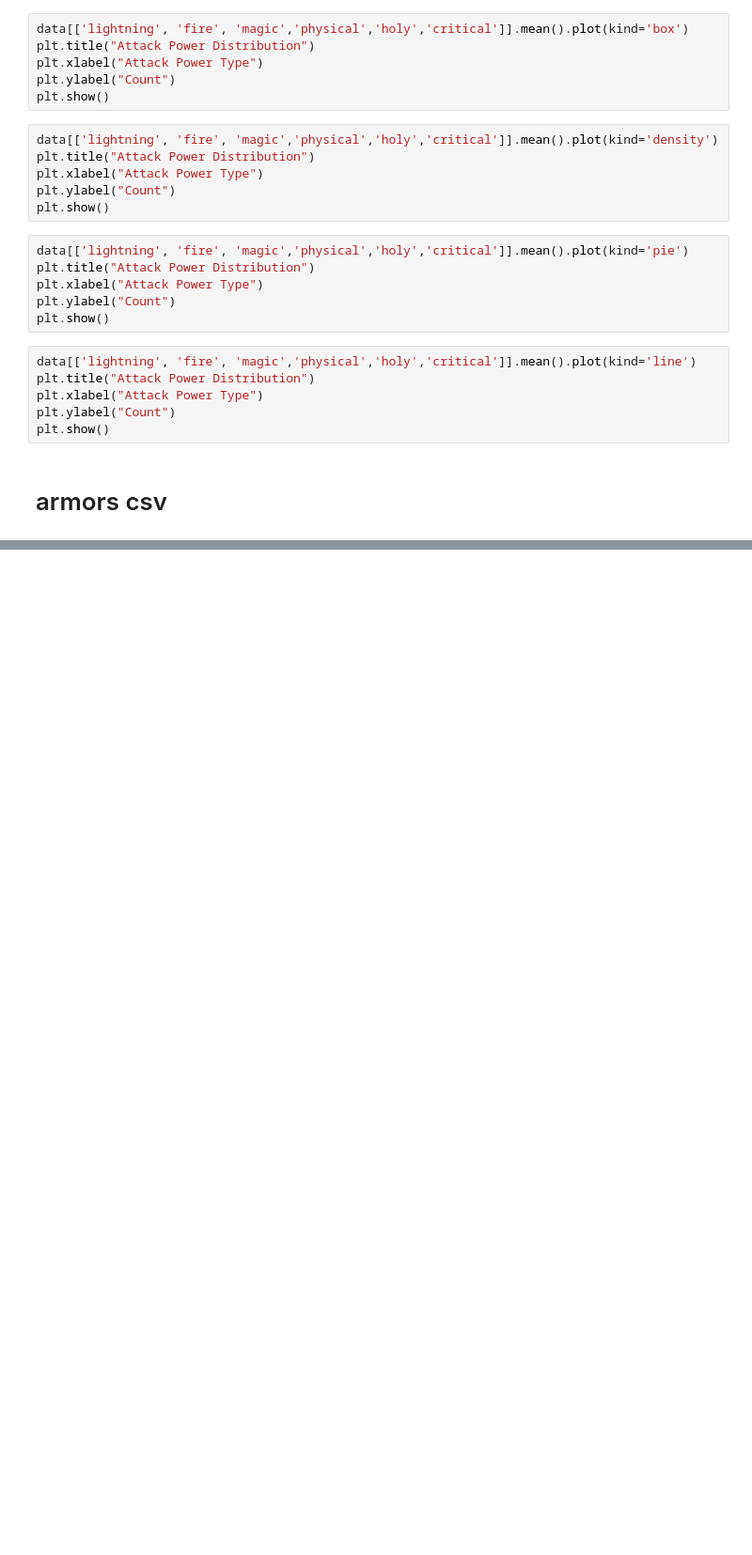
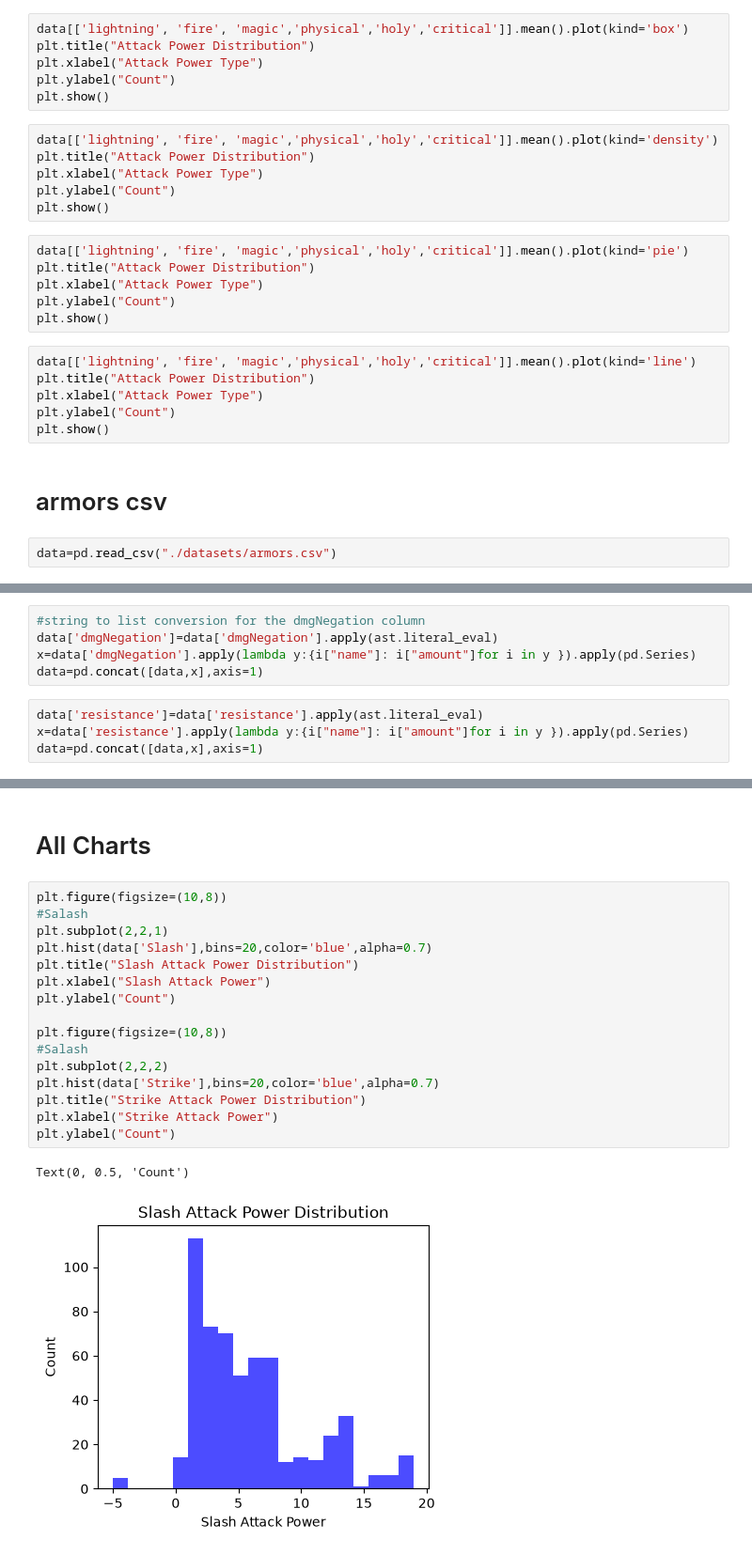
Before and after one commit to naman-kukadiya/data-science-learning, a Jupyter notebook: elden ring/eldenring_analysis.ipynb, the cells around one changed output, grey strips where cells are left out. Shown at 94% size. Drawn from its saved outputs; the diff is of its cells as text; blank space fills up the shorter version.

```diff
--- a/elden ring/eldenring_analysis.ipynb
+++ b/elden ring/eldenring_analysis.ipynb
@@ -105,3 +105,5 @@ plt.ylabel("Count")
 plt.show()
 # %% [markdown]
 # armors csv
+# %%
+data=pd.read_csv("./datasets/armors.csv")
@@ -107,0 +119,9 @@ plt.show()
+# %%
+#string to list conversion for the dmgNegation column
+data['dmgNegation']=data['dmgNegation'].apply(ast.literal_eval)
+x=data['dmgNegation'].apply(lambda y:{i["name"]: i["amount"]for i in y }).apply(pd.Series)
+data=pd.concat([data,x],axis=1)
+# %%
+data['resistance']=data['resistance'].apply(ast.literal_eval)
+x=data['resistance'].apply(lambda y:{i["name"]: i["amount"]for i in y }).apply(pd.Series)
+data=pd.concat([data,x],axis=1)
@@ -107,0 +228,21 @@ plt.show()
+# %% [markdown]
+# All Charts
+# %%
+plt.figure(figsize=(10,8))
+#Salash
+plt.subplot(2,2,1)
+plt.hist(data['Slash'],bins=20,color='blue',alpha=0.7)
+plt.title("Slash Attack Power Distribution")
+plt.xlabel("Slash Attack Power")
+plt.ylabel("Count")
+
+plt.figure(figsize=(10,8))
+#Salash
+plt.subplot(2,2,2)
+plt.hist(data['Strike'],bins=20,color='blue',alpha=0.7)
+plt.title("Strike Attack Power Distribution")
+plt.xlabel("Strike Attack Power")
+plt.ylabel("Count")
+# %% [output]
+Text(0, 0.5, 'Count')
+[figure, added]
```
Also changed, not shown: parts of 9 cells of this notebook, 1 other file.
